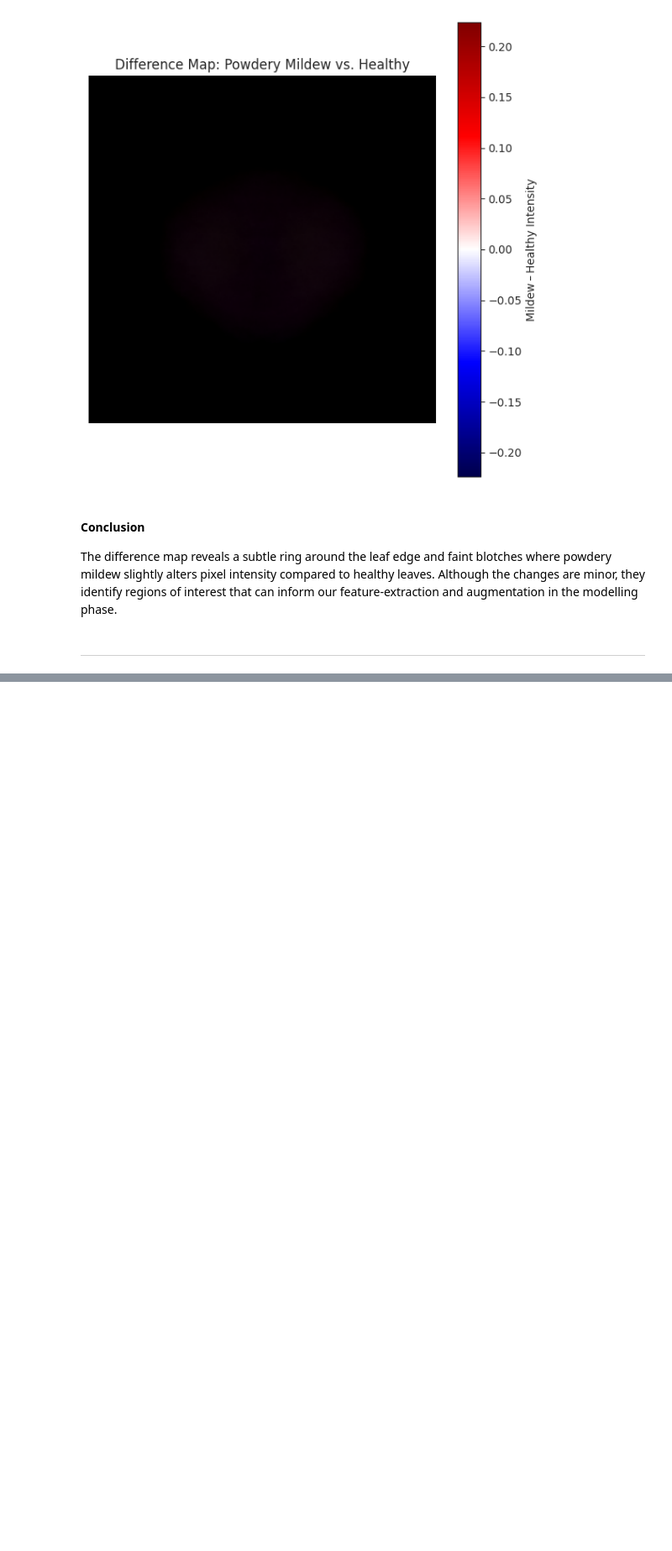
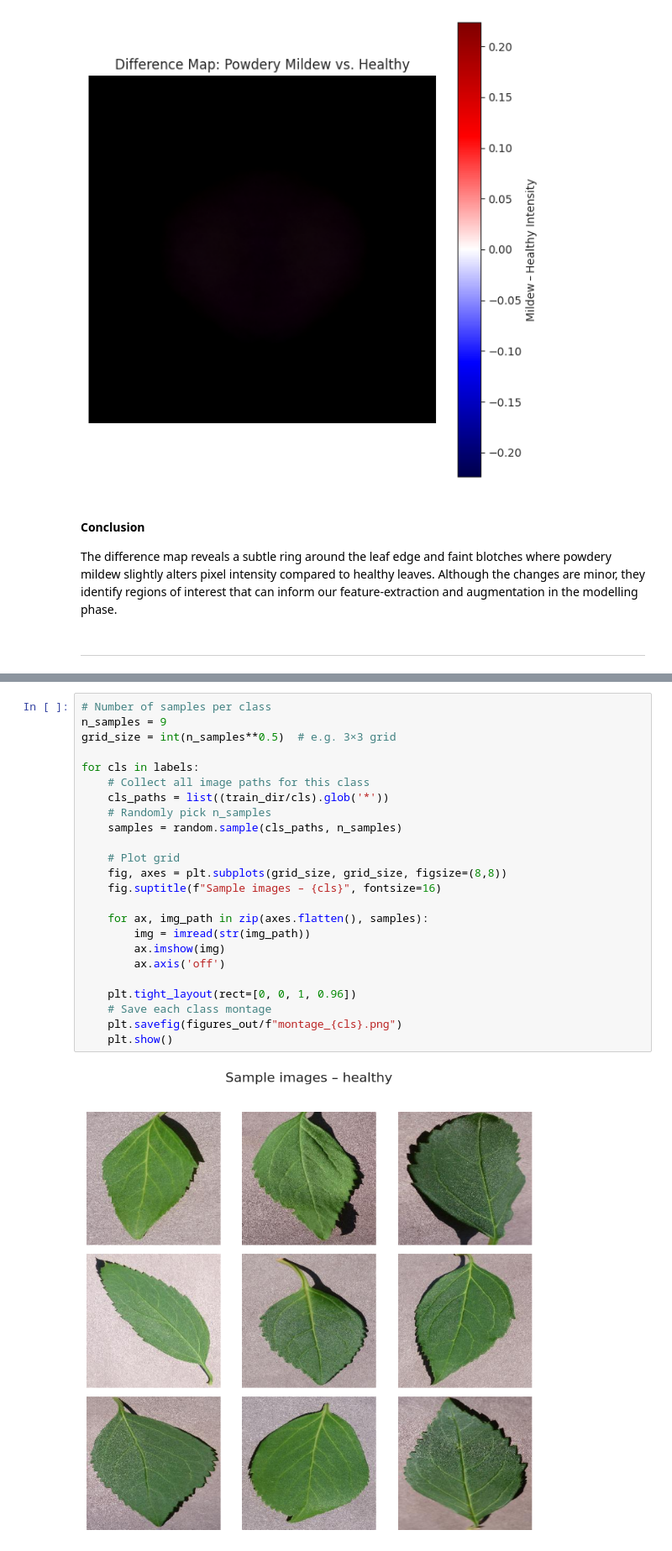
Before and after one commit to JDonnellyCodeInstitute/PP5-MildewDetection, a Jupyter notebook: jupyter_notebooks/02 - DataVisualisation.ipynb, the cells around one changed output, grey strips where cells are left out. Shown at 84% size. Saved outputs shown, nothing was run; the diff lists cells and outputs as text; blank space fills up the shorter version.

Commit message:
Sample montages created and saved to outputs. Conclusions and next steps added to complete notebook 2

```diff
--- a/jupyter_notebooks/02 - DataVisualisation.ipynb
+++ b/jupyter_notebooks/02 - DataVisualisation.ipynb
@@ -305,0 +298,26 @@ IndentationError: expected an indented block after 'try' statement on line 2 (11
+# %%
+# Number of samples per class
+n_samples = 9
+grid_size = int(n_samples**0.5)  # e.g. 3×3 grid
+
+for cls in labels:
+    # Collect all image paths for this class
+    cls_paths = list((train_dir/cls).glob('*'))
+    # Randomly pick n_samples
+    samples = random.sample(cls_paths, n_samples)
+
+    # Plot grid
+    fig, axes = plt.subplots(grid_size, grid_size, figsize=(8,8))
+    fig.suptitle(f"Sample images – {cls}", fontsize=16)
+
+    for ax, img_path in zip(axes.flatten(), samples):
+        img = imread(str(img_path))
+        ax.imshow(img)
+        ax.axis('off')
+
+    plt.tight_layout(rect=[0, 0, 1, 0.96])
+    # Save each class montage
+    plt.savefig(figures_out/f"montage_{cls}.png")
+    plt.show()
+# %% [output]
+[figure, added]
```
Also changed, not shown: parts of 9 cells of this notebook, 2 other files.
